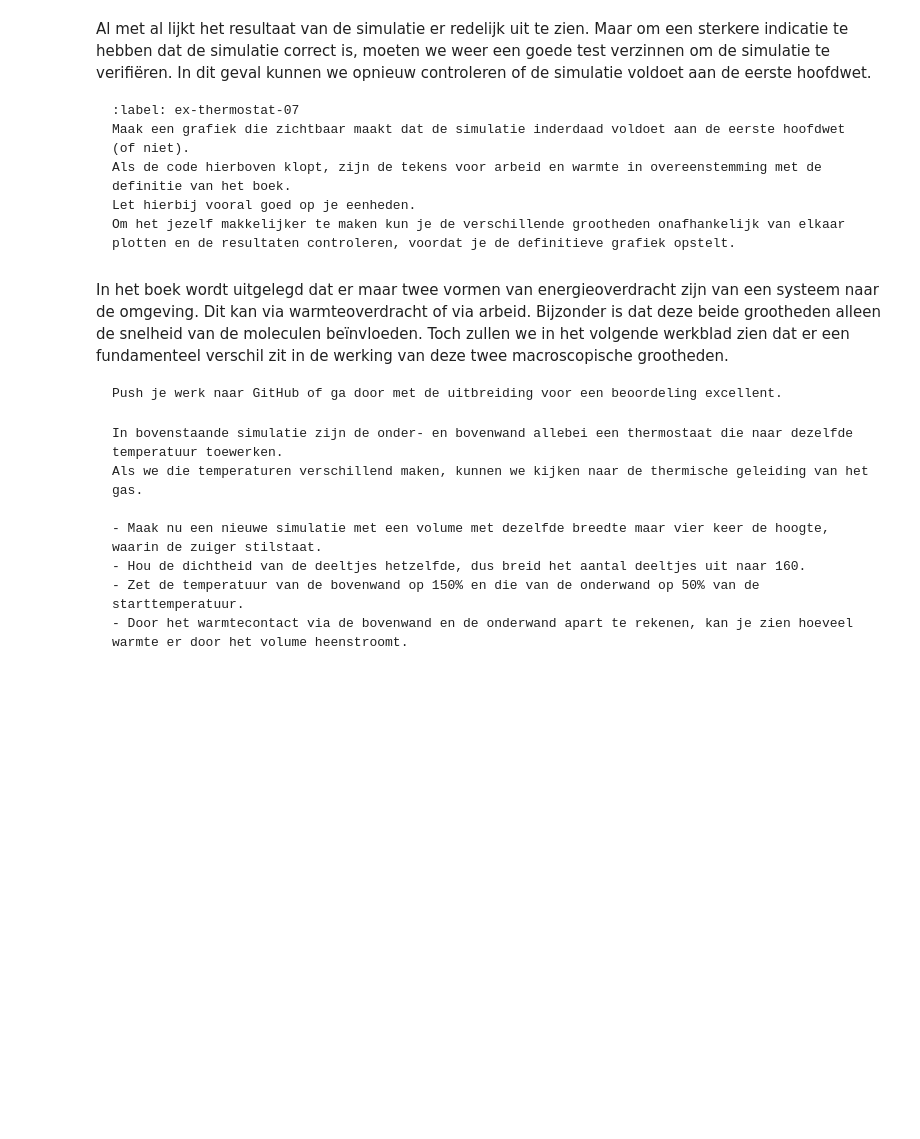
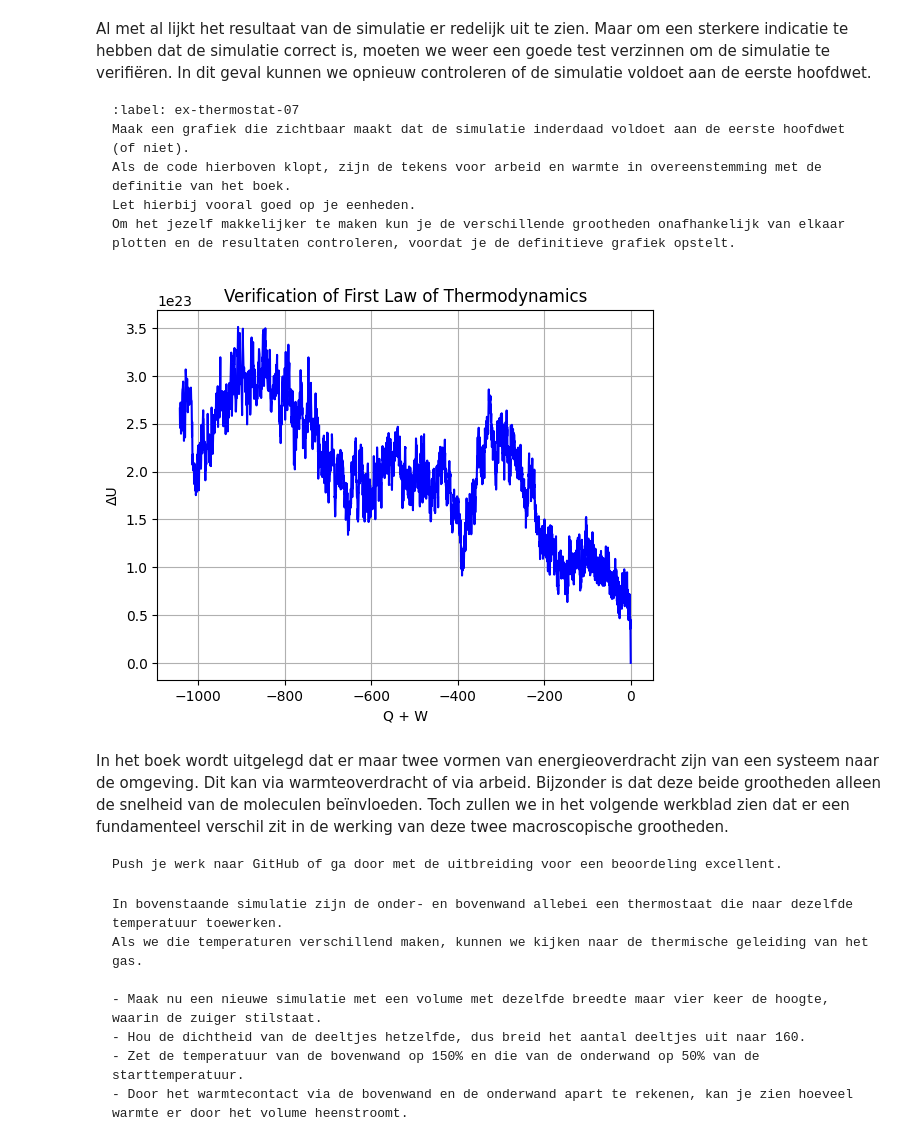
Before and after one commit to Arjunavhale/99, a Jupyter notebook: Content/PySim/8_thermostaat (1).ipynb, the cells around one changed output. Saved outputs shown, nothing was run; the diff lists cells and outputs as text; code cells hidden in the pictures; blank space fills up the shorter version.

````diff
--- a/Content/PySim/8_thermostaat (1).ipynb
+++ b/Content/PySim/8_thermostaat (1).ipynb
@@ -38,21 +38,20 @@ De pakketten van Python en de constanten voor de simulatie:
 Neem de constanten die je in het vorige werkblad hebt gekozen hieronder over.
 ```
 # %%
+
 import numpy as np
 import matplotlib.pyplot as plt
 from matplotlib.animation import FuncAnimation
 from scipy.optimize import curve_fit
 
-BOX_SIZE_0 = 5.0             # Hoogte en lengte startvolume
-box_height = BOX_SIZE_0     # hoogte van beheersvolume
-box_length = BOX_SIZE_0     # breedte van beheersvolume
-N = 40                       # Aantal deeltjes
-V_0 = 5.0                      # Startsnelheid van deeltjes
-RADIUS = 0.3                   # Straal van moleculen
-DT = 0.05                       # Tijdstap om geen botsing te missen
+BOX_SIZE_0 = 10.0               # Hoogte en lengte startvolume (m)
+N = 40                         # Aantal deeltjes
+V_0 = 1.0                      # Startsnelheid schaal (m/s)
+RADIUS = 0.6                  # Straal van moleculen (m)
+DT = 0.0375                   # Tijdstap (s)
 V_PISTON_0 = -0.1 * V_0      # Startsnelheid van zuiger
 k_B = 1.38E-23
-# (negatief betekent zowel links als rechts naar binnen gericht)
+# (negatief betekent zowel links als rechts naar binnen gericht
 # %% [markdown]
 De klasse voor het gasmolecuul met de interacties:
 # %%
@@ -389,7 +422,19 @@ Let hierbij vooral goed op je eenheden.
 Om het jezelf makkelijker te maken kun je de verschillende grootheden onafhankelijk van elkaar plotten en de resultaten controleren, voordat je de definitieve grafiek opstelt.
 ```
 # %%
-#your code/answer
+T0 = temperatures[0]
+delta_U = 40 * (temperatures - T0)  # ΔU = N k (T - T0), with N=40, k=1
+Q_plus_W = heats + works
+
+plt.figure()
+plt.plot(Q_plus_W, delta_U, 'b-')
+plt.xlabel('Q + W')
+plt.ylabel('ΔU')
+plt.title('Verification of First Law of Thermodynamics')
+plt.grid(True)
+plt.show()
+# %% [output]
+[figure, added]
 # %% [markdown]
 In het boek wordt uitgelegd dat er maar twee vormen van energieoverdracht zijn van een systeem naar de omgeving. Dit kan via warmteoverdracht of via arbeid.
 Bijzonder is dat deze beide grootheden alleen de snelheid van de moleculen beïnvloeden.
````
Also changed, not shown: parts of 7 cells of this notebook.
